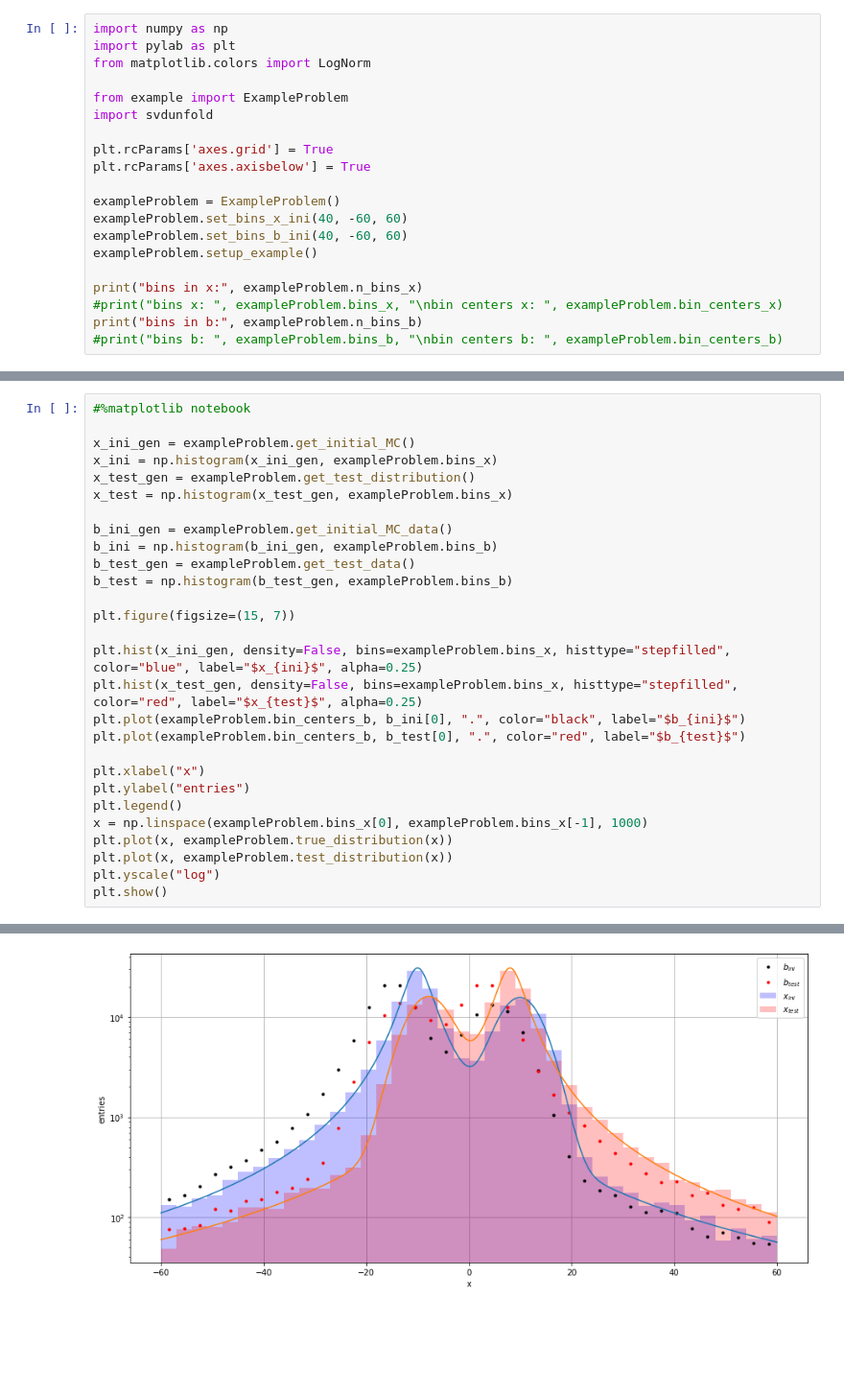
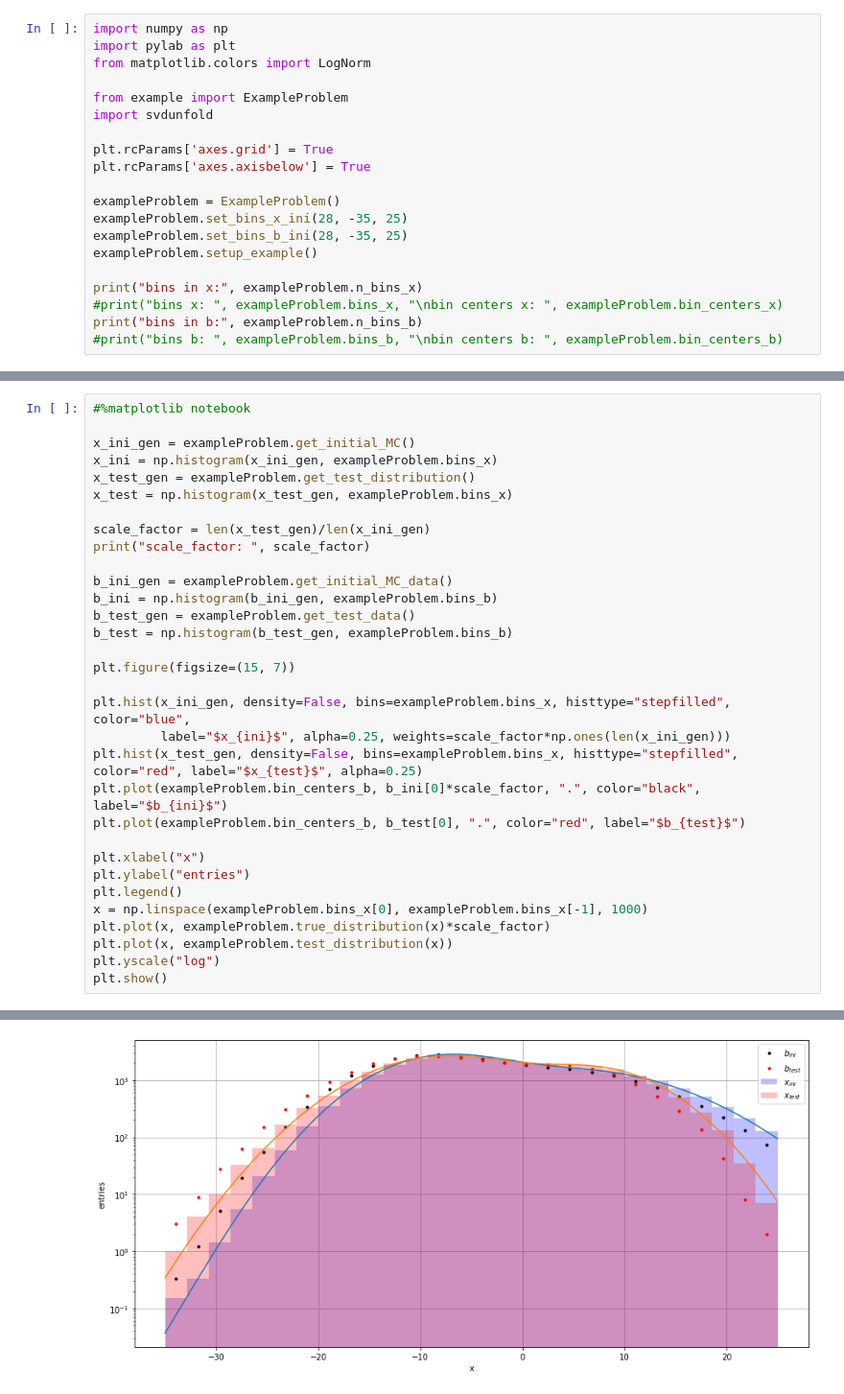
Before and after one commit to dim02/svdUnfold, a Jupyter notebook: svdUnfold.ipynb, the cells around one changed output, grey strips where cells are left out. Shown at 96% size. Drawn from its saved outputs; the diff is of its cells as text; blank space fills up the shorter version.

Commit message:
Modify example

```diff
--- a/svdUnfold.ipynb
+++ b/svdUnfold.ipynb
@@ -10,8 +10,8 @@ plt.rcParams['axes.grid'] = True
 plt.rcParams['axes.axisbelow'] = True
 
 exampleProblem = ExampleProblem()
-exampleProblem.set_bins_x_ini(40, -60, 60)
-exampleProblem.set_bins_b_ini(40, -60, 60)
+exampleProblem.set_bins_x_ini(28, -35, 25)
+exampleProblem.set_bins_b_ini(28, -35, 25)
 exampleProblem.setup_example()
 
 print("bins in x:", exampleProblem.n_bins_x)
@@ -29,6 +29,9 @@ x_ini = np.histogram(x_ini_gen, exampleProblem.bins_x)
 x_test_gen = exampleProblem.get_test_distribution()
 x_test = np.histogram(x_test_gen, exampleProblem.bins_x)
 
+scale_factor = len(x_test_gen)/len(x_ini_gen)
+print("scale_factor: ", scale_factor)
+
 b_ini_gen = exampleProblem.get_initial_MC_data()
 b_ini = np.histogram(b_ini_gen, exampleProblem.bins_b)
 b_test_gen = exampleProblem.get_test_data()
@@ -36,16 +39,17 @@ b_test = np.histogram(b_test_gen, exampleProblem.bins_b)
 
 plt.figure(figsize=(15, 7))
 
-plt.hist(x_ini_gen, density=False, bins=exampleProblem.bins_x, histtype="stepfilled", color="blue", label="$x_{ini}$", alpha=0.25)
+plt.hist(x_ini_gen, density=False, bins=exampleProblem.bins_x, histtype="stepfilled", color="blue",
+         label="$x_{ini}$", alpha=0.25, weights=scale_factor*np.ones(len(x_ini_gen)))
 plt.hist(x_test_gen, density=False, bins=exampleProblem.bins_x, histtype="stepfilled", color="red", label="$x_{test}$", alpha=0.25)
-plt.plot(exampleProblem.bin_centers_b, b_ini[0], ".", color="black", label="$b_{ini}$")
+plt.plot(exampleProblem.bin_centers_b, b_ini[0]*scale_factor, ".", color="black", label="$b_{ini}$")
 plt.plot(exampleProblem.bin_centers_b, b_test[0], ".", color="red", label="$b_{test}$")
 
 plt.xlabel("x")
 plt.ylabel("entries")
 plt.legend()
 x = np.linspace(exampleProblem.bins_x[0], exampleProblem.bins_x[-1], 1000)
-plt.plot(x, exampleProblem.true_distribution(x))
+plt.plot(x, exampleProblem.true_distribution(x)*scale_factor)
 plt.plot(x, exampleProblem.test_distribution(x))
 plt.yscale("log")
 plt.show()
@@ -55,4 +60,4 @@ plt.show()
-[figure, old version]
+[figure, new version]
 # %%
 #%matplotlib notebook
 A = exampleProblem.get_response_matrix()[0].T
```
Also changed, not shown: parts of 7 cells of this notebook, 1 other file.
